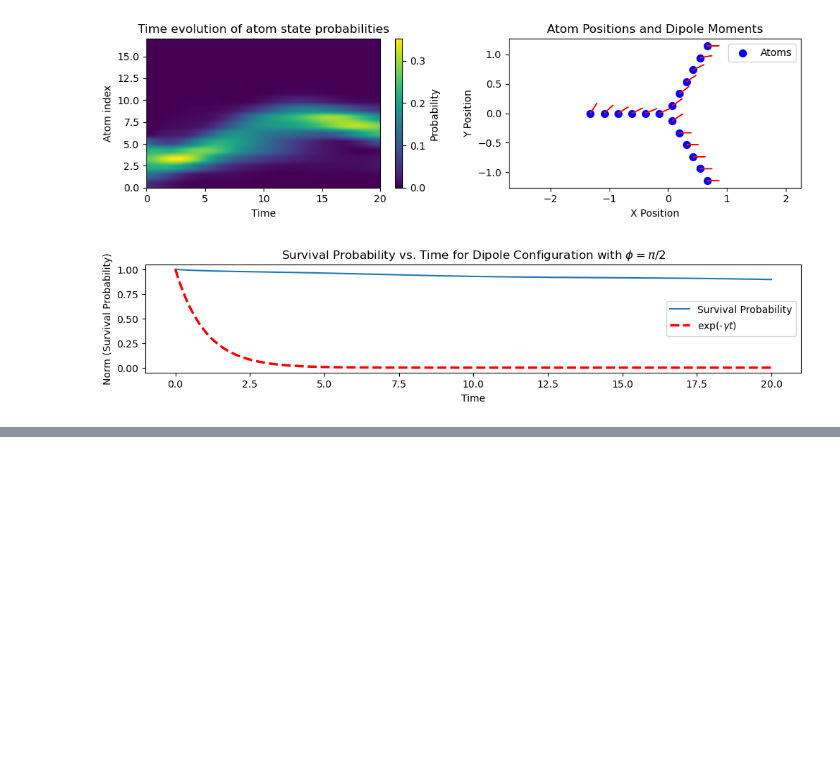
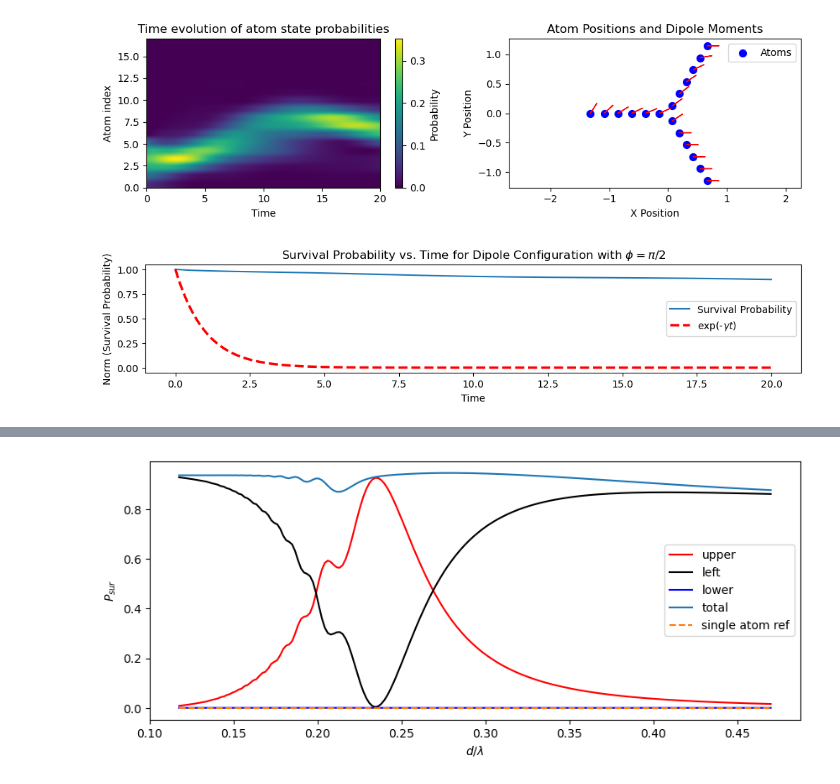
Before and after one commit to LBPhysics/GIT_Code_BA, a Jupyter notebook: Continuation/Qutip/New_Topology.ipynb, the cells around one changed output, grey strips where cells are left out. Saved outputs shown, nothing was run; the diff lists cells and outputs as text; code cells hidden in the pictures; blank space fills up the shorter version.

```diff
--- a/Continuation/Qutip/New_Topology.ipynb
+++ b/Continuation/Qutip/New_Topology.ipynb
@@ -391,3 +448,18 @@ plt.show()
+# %%
+plt.figure(figsize=(10, 4))
+plt.plot(dists, P_sur_upper, label='upper', color='red')
+plt.plot(dists, P_sur_back, label='left', color='black')
+plt.plot(dists, P_sur_lower, label='lower', color='blue')
+plt.plot(dists, P_sur_lower + P_sur_upper + P_sur_back, label='total')
+plt.plot(dists, np.exp(-times[-1] * fixed_gamma) * np.ones_like(dists), label='single atom ref', linestyle='--')
+plt.xlabel('$d / \lambda$')
+plt.ylabel('$P_{sur}$')
+#plt.title('Survival Probability vs. Distance')
+plt.legend()
+#plt.savefig("P_sur(r).svg", format='svg')
+plt.show()
+# %% [output]
+[figure, added]
 # %%
 def total_phase(distance, dipoles):
     dist_in = distance
```
Also changed, not shown: parts of 7 cells of this notebook, 1 other file.
